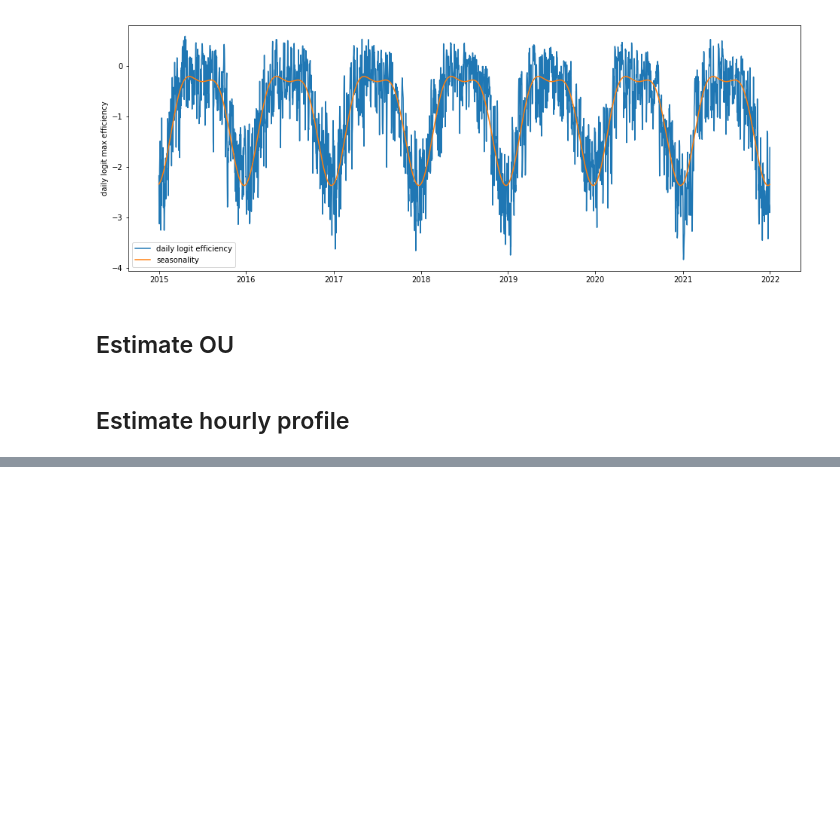
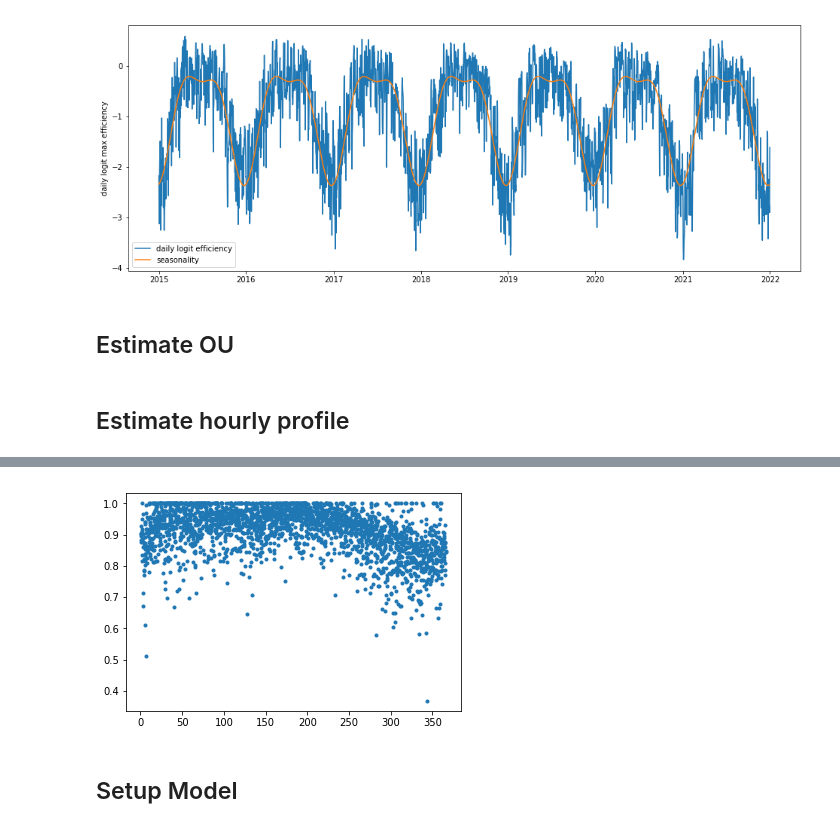
Before and after one commit to pikki622/RiVaPy, a Jupyter notebook: notebooks/models/calibration_residual_demand_model.ipynb, the cells around one changed output, grey strips where cells are left out. Saved outputs shown, nothing was run; the diff lists cells and outputs as text; code cells hidden in the pictures; blank space fills up the shorter version.

```diff
--- a/notebooks/models/calibration_residual_demand_model.ipynb
+++ b/notebooks/models/calibration_residual_demand_model.ipynb
@@ -240,0 +239,11 @@ for i,m in enumerate(solar.month.unique()):
+# %%
+for h in range(12,13):#24):
+    sel = solar[solar.index.hour==h]
+    plt.plot(sel['day'].values, sel['rel_production'].values,'.')
+    #for d in range(366):
+    #    plt.plotdepp = solar.groupby(by='day').mean()
+#plt.plot()
+# %% [output]
+[figure, added]
+# %% [markdown]
+## Setup Model
```
Also changed, not shown: parts of 12 cells of this notebook, 2 other files.
